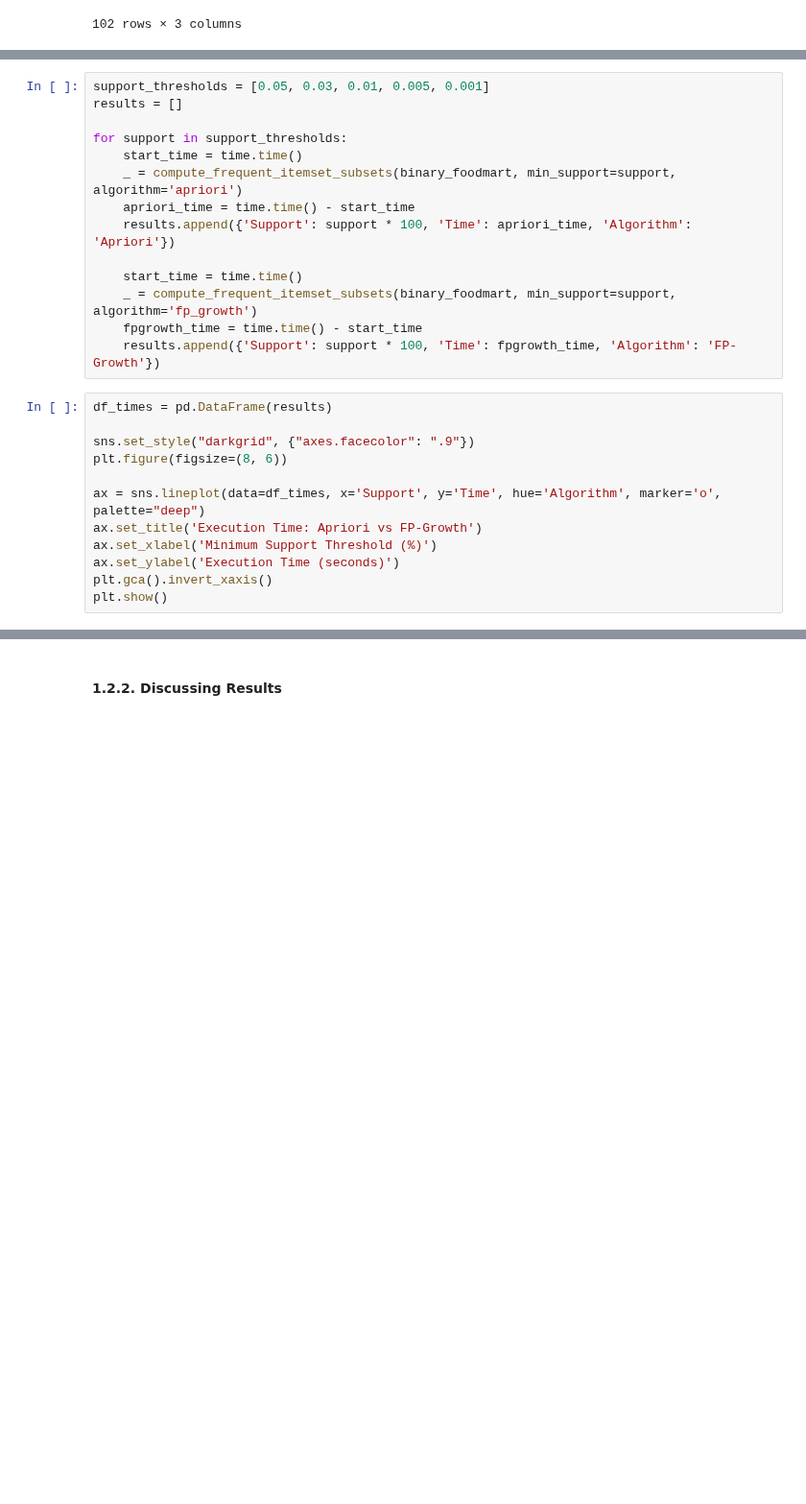
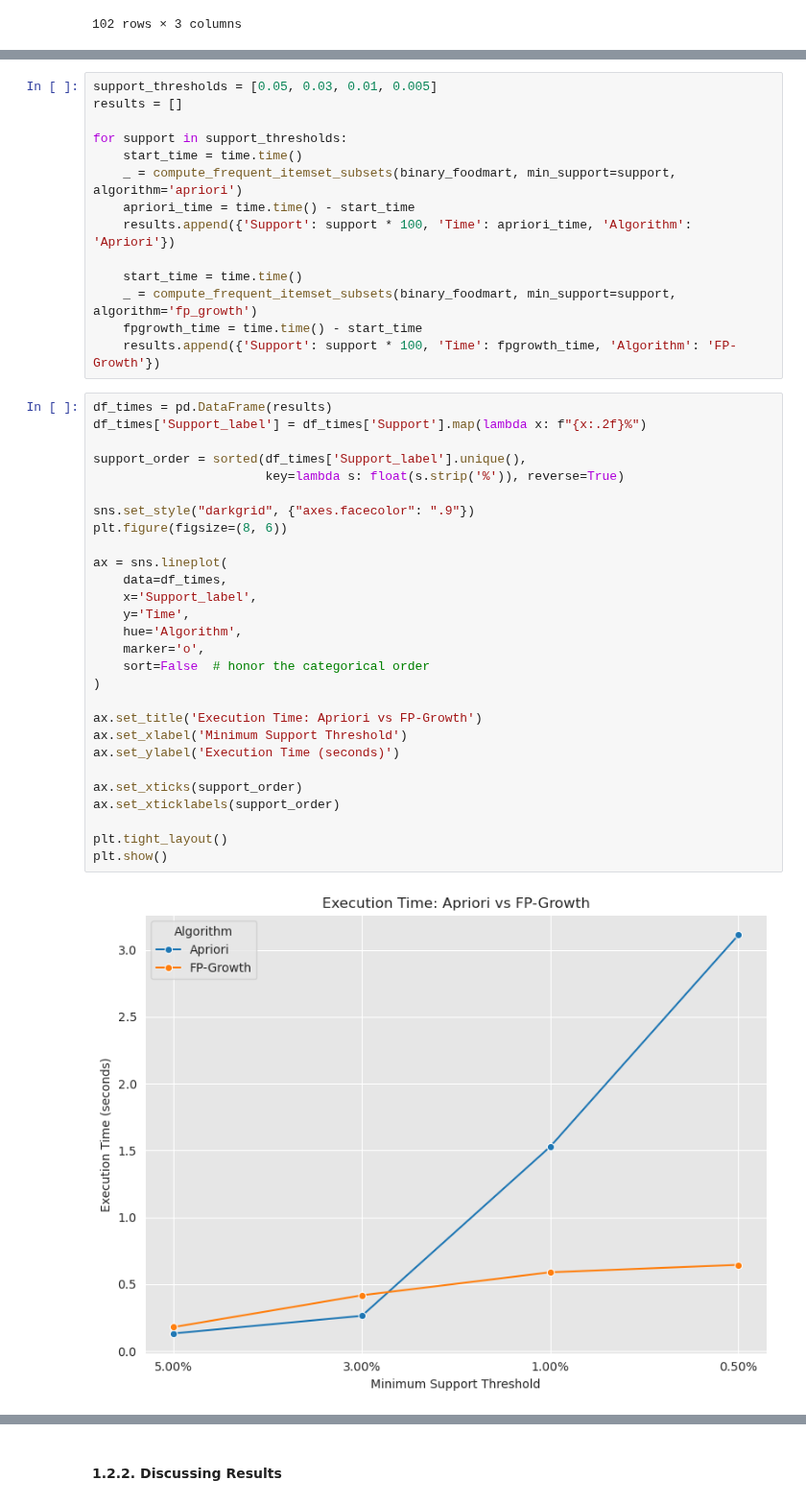
Before and after one commit to ijustsnapped/DataMine_PI, a Jupyter notebook: PD_202425_Project1/PD_202425_Project.ipynb, the cells around one changed output, grey strips where cells are left out. Shown at 96% size. Saved outputs shown, nothing was run; the diff lists cells and outputs as text; blank space fills up the shorter version.

```diff
--- a/PD_202425_Project1/PD_202425_Project.ipynb
+++ b/PD_202425_Project1/PD_202425_Project.ipynb
@@ -432,7 +435,7 @@ Unlike the Apriori algorithm that generates candidate itemsets, FP-growth compac
 
 Therefore, fp-growth quickly identifies frequent patterns even amidst a large number of potential itemsets, leading to improvements in execution time under such low support conditions. The improvements are plotted in the following graph:
 # %%
-support_thresholds = [0.05, 0.03, 0.01, 0.005, 0.001]
+support_thresholds = [0.05, 0.03, 0.01, 0.005]
 results = []
 
 for support in support_thresholds:
@@ -447,16 +450,34 @@ for support in support_thresholds:
     results.append({'Support': support * 100, 'Time': fpgrowth_time, 'Algorithm': 'FP-Growth'})
 # %%
 df_times = pd.DataFrame(results)
+df_times['Support_label'] = df_times['Support'].map(lambda x: f"{x:.2f}%")
+
+support_order = sorted(df_times['Support_label'].unique(),
+                       key=lambda s: float(s.strip('%')), reverse=True)
 
 sns.set_style("darkgrid", {"axes.facecolor": ".9"})
 plt.figure(figsize=(8, 6))
 
-ax = sns.lineplot(data=df_times, x='Support', y='Time', hue='Algorithm', marker='o', palette="deep")
+ax = sns.lineplot(
+    data=df_times,
+    x='Support_label',
+    y='Time',
+    hue='Algorithm',
+    marker='o',
+    sort=False  # honor the categorical order
+)
+
 ax.set_title('Execution Time: Apriori vs FP-Growth')
-ax.set_xlabel('Minimum Support Threshold (%)')
+ax.set_xlabel('Minimum Support Threshold')
 ax.set_ylabel('Execution Time (seconds)')
-plt.gca().invert_xaxis()
+
+ax.set_xticks(support_order)
+ax.set_xticklabels(support_order)
+
+plt.tight_layout()
 plt.show()
+# %% [output]
+[figure, added]
 # %%
 S_min_high = 0.001
 frequent_subsets_high = compute_frequent_itemset_subsets(binary_foodmart, S_min_high, "fp_growth")
```
Also changed, not shown: parts of 10 cells of this notebook.
